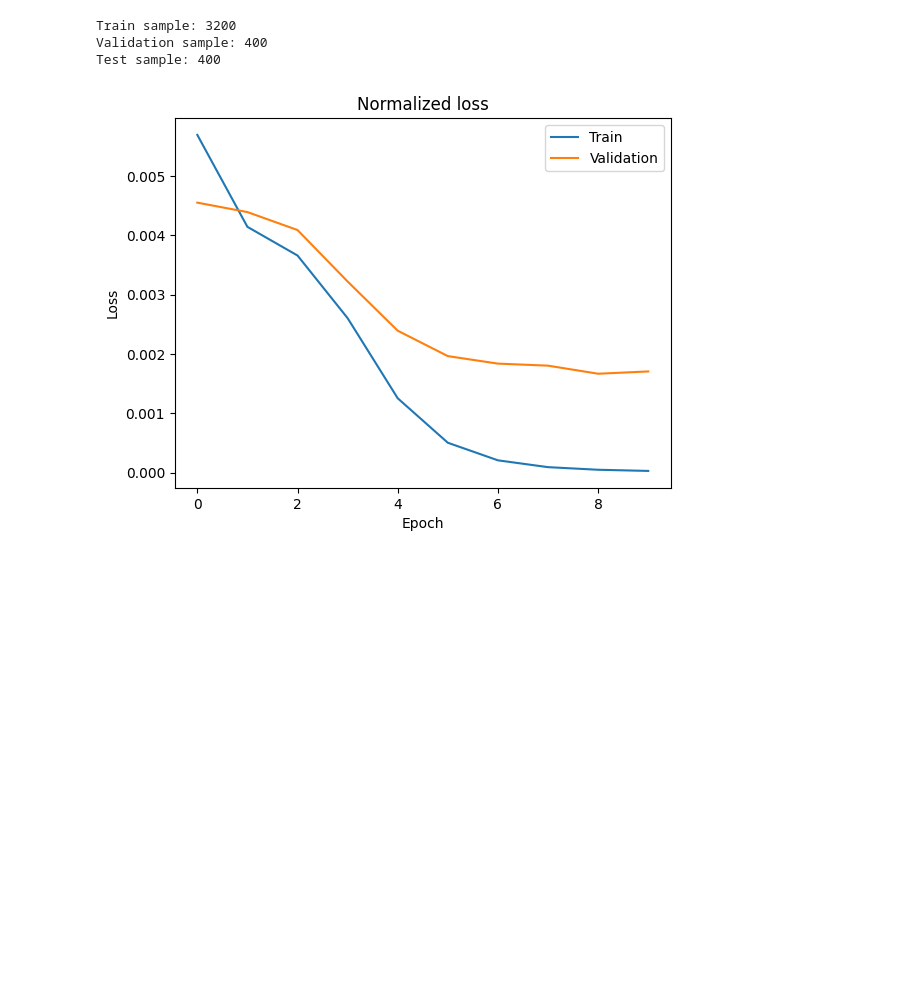
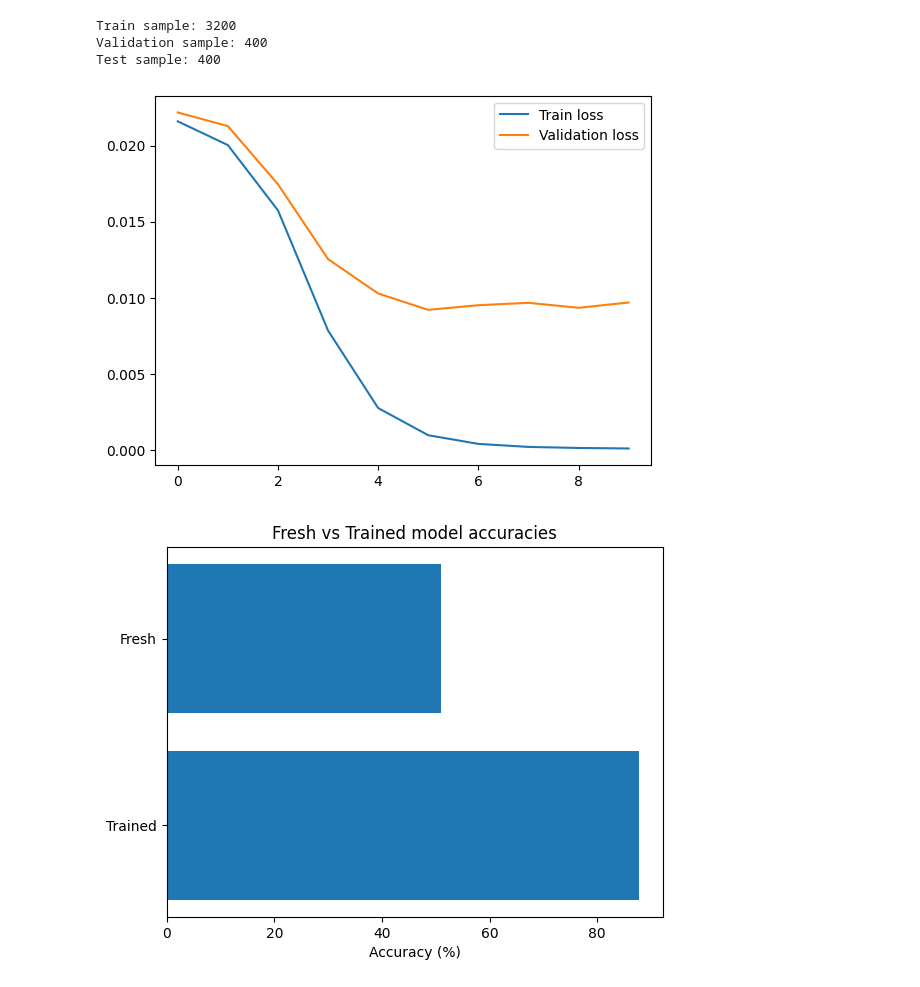
Before and after one commit to IDavron/exploring-neural-networks-weight-space, a Jupyter notebook: notebooks/classifier.ipynb, the cells around one changed output. Drawn from its saved outputs; the diff is of its cells as text; code cells hidden in the pictures; blank space fills up the shorter version.

Commit message:
Improve config system, try dropout

```diff
--- a/notebooks/classifier.ipynb
+++ b/notebooks/classifier.ipynb
@@ -40,12 +36,13 @@ class ModelParamsDataset(torch.utils.data.Dataset):
         if torch.is_tensor(idx):
             idx = idx.tolist()
 
-        weights = torch.tensor(self.dataset.iloc[idx, :-1].values, dtype=torch.float32)
+        weights = torch.tensor(self.dataset.iloc[idx, 1:-1].astype('float32').values)
         angle = torch.tensor(self.dataset.iloc[idx, -1]/self.angle_change, dtype=torch.int64)
 
         return weights, angle
 # %%
-dataset_path = os.path.join(default_dirs["DATASETS_DIR"], "two_angles.csv")
+dataset_name = "two_angles.csv"
+dataset_path = os.path.join(default_dirs["DATASETS_DIR"], dataset_name)
 
 # Create a dataset
 dataset = ModelParamsDataset(dataset_path)
@@ -65,13 +62,10 @@ print("Test sample:", len(dataset_test))
 Train sample: 3200
 Validation sample: 400
 Test sample: 400
-# %%
-# Load training config
-
-config_name = "train_angle_classifier.yaml"
-config = cfg.load_config(config_name)
 # %%
-# TRAINING
+# Load training config
+config_name = "0_train_angle_classifier_2.yaml"
+config = cfg.load_config(config_name, True)
 
 # Hyperparameters
 hyperparameters = config["HYPERPARAMETERS"]
@@ -83,58 +77,85 @@ model_config = config["MODEL"]
 input_dim = model_config["INPUT_DIM"]
 hidden_dims = model_config["HIDDEN_DIMS"]
 output_dim = model_config["OUTPUT_DIM"]
+dropout = model_config["DROPOUT"]
 
+# TRAINING
 torch.manual_seed(seed)
 
-model = Classifier(input_dim, hidden_dims, output_dim)
+model = Classifier(input_dim, hidden_dims, output_dim, dropout)
 model.to(device)
 criterion = nn.BCELoss()
 optimizer = torch.optim.Adam(model.parameters(), lr=learning_rate)
 
-# Logging
-total_losses_train = []
-total_losses_validation = []
+train_losses = []
+valid_losses = []
 
 # Training
 for epoch in tqdm(range(epochs)):
     total_loss = 0
     model.train()
     for X, y in dataloader_train:
         X = X.to(device)
         y = y.to(device)
         y_pred = model(X.float())
         y = torch.nn.functional.one_hot(y, output_dim).float()
         loss = criterion(y_pred, y)
         total_loss += loss.item()
         optimizer.zero_grad()
         loss.backward()
         optimizer.step()
 
-    total_losses_train.append(total_loss)
+    total_loss /= len(dataloader_train.dataset)
+    train_losses.append(total_loss)
 
     total_loss = 0
     model.eval()
     for X, y in dataloader_valid:
         X = X.to(device)
         y = y.to(device)
         y_pred = model(X.float())
         y = torch.nn.functional.one_hot(y, num_classes=output_dim).float()
         loss = criterion(y_pred, y)
         total_loss += loss.item()
 
-    total_losses_validation.append(total_loss)
+    total_loss /= len(dataloader_valid.dataset)
+    valid_losses.append(total_loss)
 
+plt.plot(train_losses, label="Train loss")
+plt.plot(valid_losses, label="Validation loss")
+plt.legend()
+plt.show()
 
-# Plot the losses
-total_losses_train = np.array(total_losses_train)/len(dataset_train)
-total_losses_validation = np.array(total_losses_validation)/len(dataset_valid)
+model_fresh = Classifier(input_dim, hidden_dims, output_dim)
+model_fresh.to(device)
 
-plt.plot(total_losses_train, label="Train")
-plt.plot(total_losses_validation, label="Validation")
-plt.legend()
-plt.title("Normalized loss")
-plt.xlabel("Epoch")
-plt.ylabel("Loss")
+total_correct = 0
+for X, y in dataloader_test:
+    X = X.to(device)
+    y = y.to(device)
+    y_pred = model_fresh(X.float())
+    # Accuracy
+    y_pred = torch.argmax(y_pred, dim=1)
+    correct = (y_pred == y).sum()
+    total_correct += correct
+
+accuracy_fresh = total_correct / len(dataloader_test.dataset) * 100
+total_correct = 0
+for X, y in dataloader_test:
+    X = X.to(device)
+    y = y.to(device)
+    y_pred = model(X.float())
+    # Accuracy
+    y_pred = torch.argmax(y_pred, dim=1)
+    correct = (y_pred == y).sum()
+    total_correct += correct
+
+accuracy_trained = total_correct / len(dataloader_test.dataset) * 100
+
+plt.title("Fresh vs Trained model accuracies")
+plt.barh(["Trained", "Fresh"], [accuracy_trained.cpu().detach().numpy(), accuracy_fresh.cpu().detach().numpy()])
+plt.xlabel("Accuracy (%)")
 plt.show()
 # %% [output]
-[figure, old version]
+[figure, new version]
+[figure, added]
```
Also changed, not shown: parts of 8 cells of this notebook, 15 other files.
